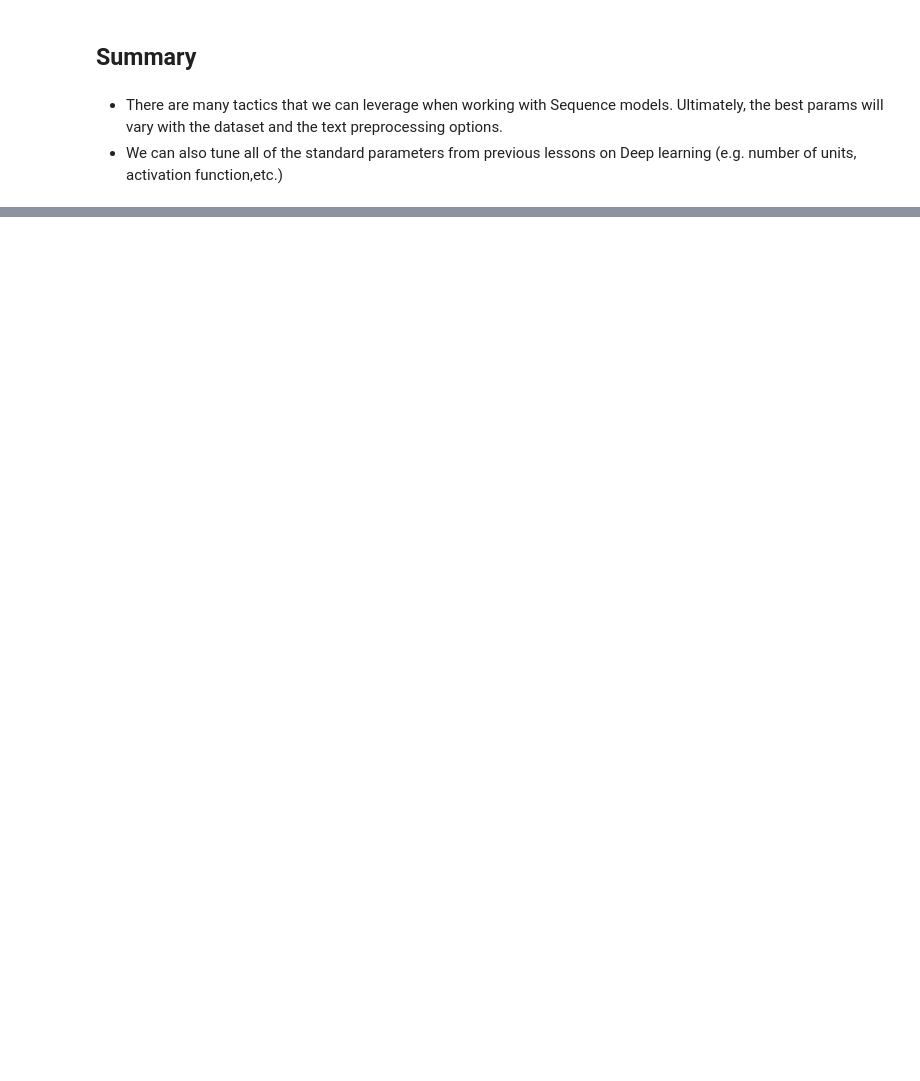
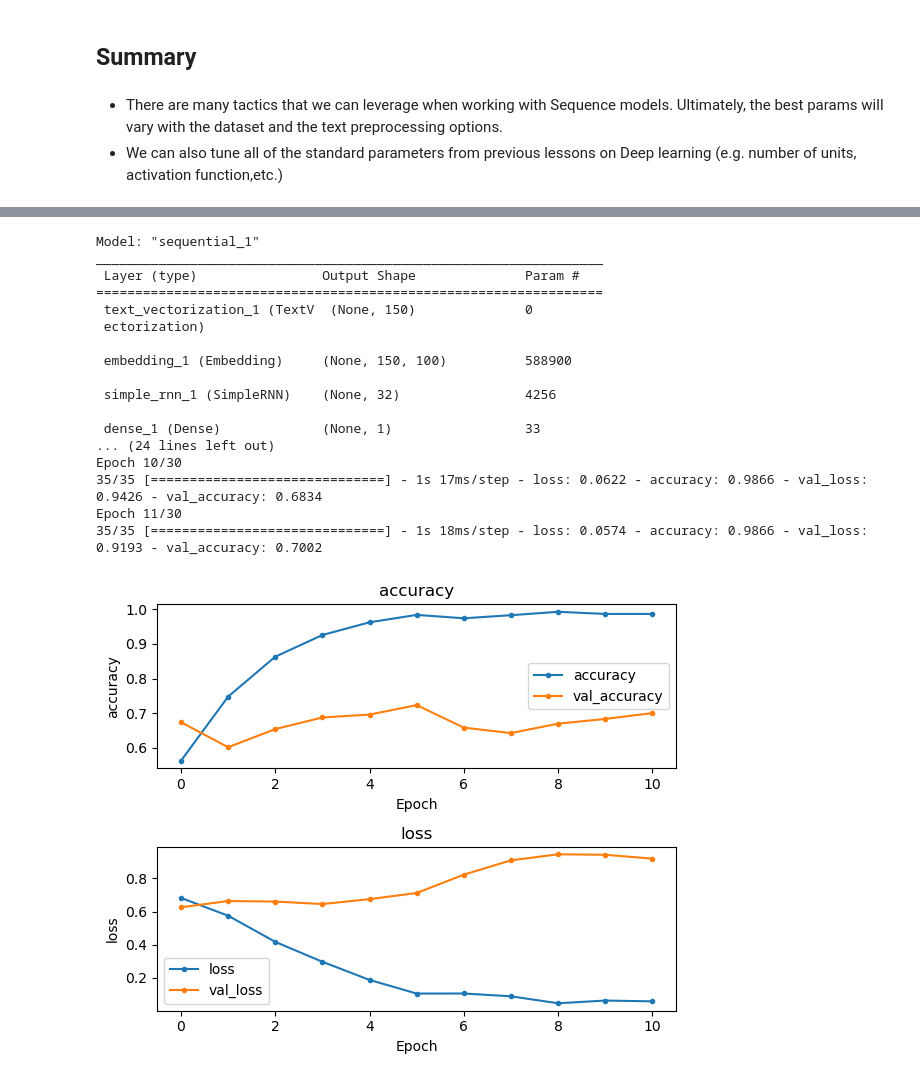
Before and after one commit to coding-dojo-data-science/adv-ml-wk02-deep-nlp-codealongs, a Jupyter notebook: Lecture 2/SOLUTION-W02L02-sequence-models.ipynb, the cells around one changed output, grey strips where cells are left out. Drawn from its saved outputs; the diff is of its cells as text; code cells hidden in the pictures; blank space fills up the shorter version.

```diff
--- a/Lecture 2/SOLUTION-W02L02-sequence-models.ipynb
+++ b/Lecture 2/SOLUTION-W02L02-sequence-models.ipynb
@@ -2843,0 +2873,13 @@ Everything we have tuned/tested thus far has been related to the model itself. T
+# %%
+## Create text Vectorization layer
+SEQUENCE_LENGTH = None
+EMBED_DIM = None
+
+sequence_vectorizer = tf.keras.layers.TextVectorization(
+    standardize=None
+    output_mode="int",
+    output_sequence_length=SEQUENCE_LENGTH
+)
+
+sequence_vectorizer.adapt(text_ds)
+VOCAB_SIZE = sequence_vectorizer.vocabulary_size()
@@ -2843,0 +2925,33 @@ Everything we have tuned/tested thus far has been related to the model itself. T
+# %%
+# Build the lstm model and specify the vectorizer
+your_model = build_your_model(sequence_vectorizer)
+
+# Defien number of epocs
+EPOCHS = 30
+# Fit the model
+history = your_model.fit(
+    train_ds,
+    epochs=EPOCHS,
+    validation_data=val_ds,
+    callbacks=get_callbacks(patience=5)
+)
+fn.plot_history(history,figsize=(6,5))
+# %% [output]
+Model: "sequential_1"
+_________________________________________________________________
+ Layer (type)                Output Shape              Param #
+=================================================================
+ text_vectorization_1 (TextV  (None, 150)              0
+ ectorization)
+
+ embedding_1 (Embedding)     (None, 150, 100)          588900
+
+ simple_rnn_1 (SimpleRNN)    (None, 32)                4256
+
+ dense_1 (Dense)             (None, 1)                 33
+... (24 lines left out)
+Epoch 10/30
+35/35 [==============================] - 1s 17ms/step - loss: 0.0622 - accuracy: 0.9866 - val_loss: 0.9426 - val_accuracy: 0.6834
+Epoch 11/30
+35/35 [==============================] - 1s 18ms/step - loss: 0.0574 - accuracy: 0.9866 - val_loss: 0.9193 - val_accuracy: 0.7002
+[figure, added]
```
Also changed, not shown: parts of 82 cells of this notebook, 2 other files.
